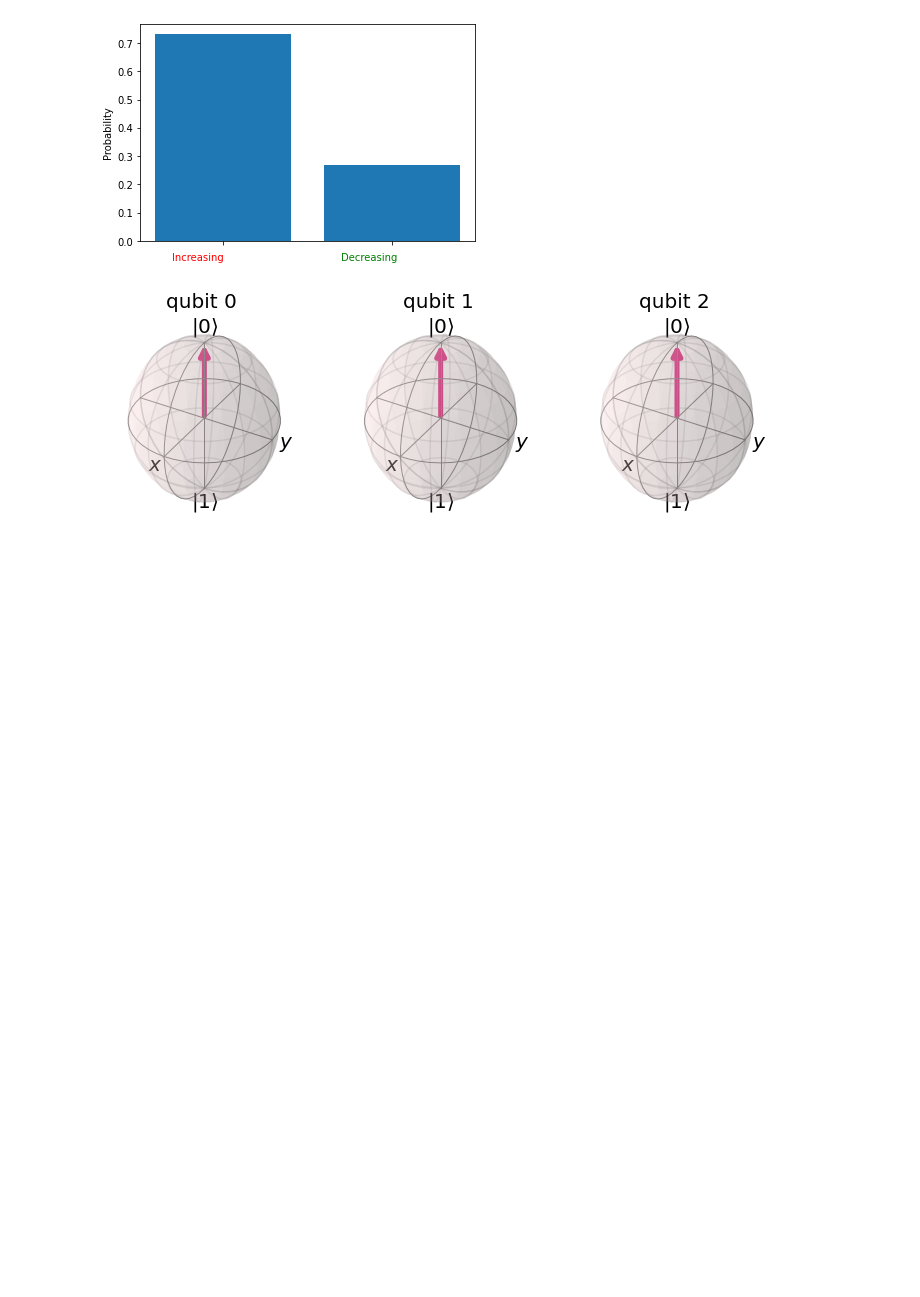
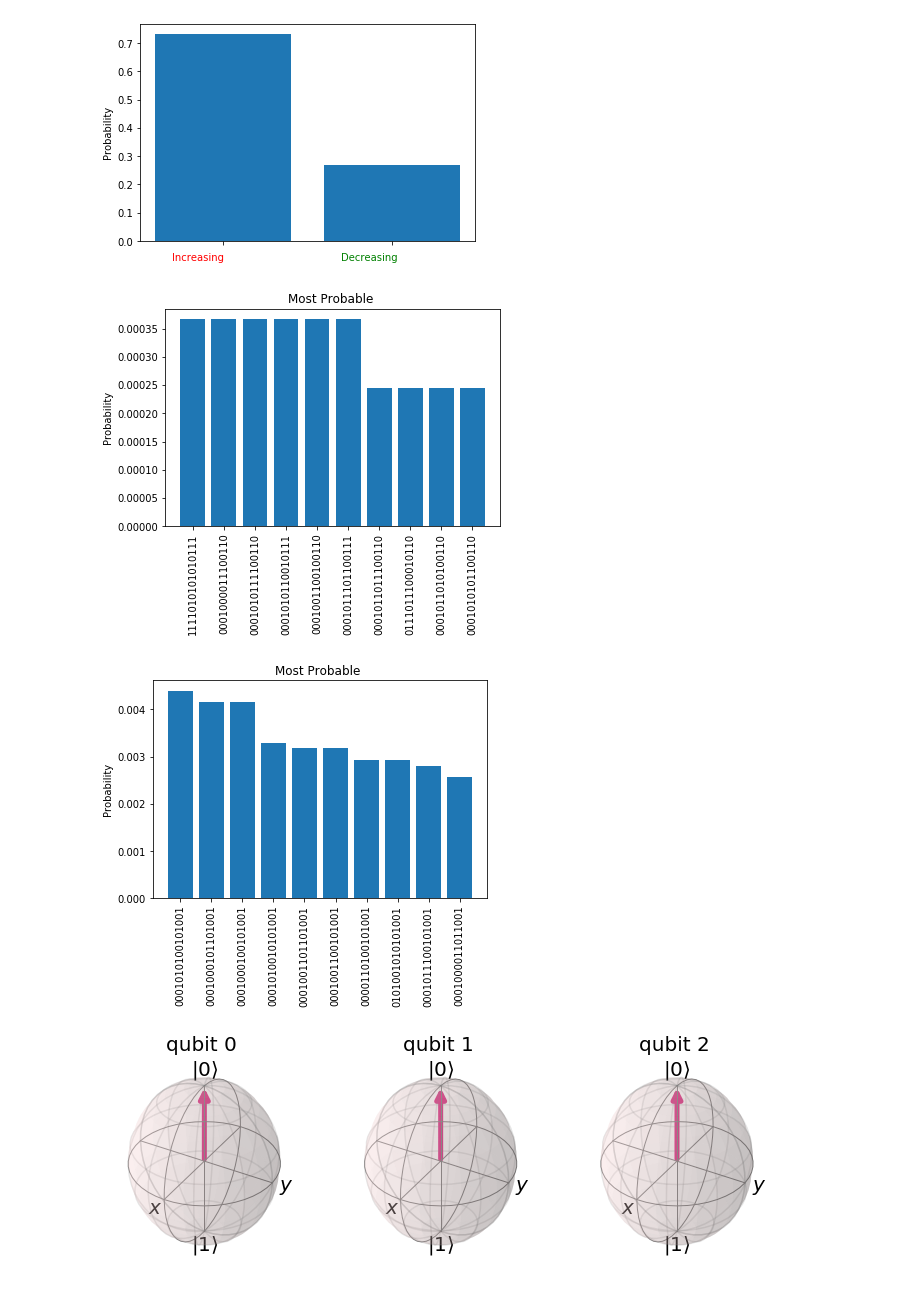
Before and after one commit to Quantum-Ducks/QuBayes, a Jupyter notebook: make_nice_plots.ipynb, the cells around one changed output. Saved outputs shown, nothing was run; the diff lists cells and outputs as text; code cells hidden in the pictures; blank space fills up the shorter version.

Commit message:
Added code to make histograms in final presentation

```diff
--- a/make_nice_plots.ipynb
+++ b/make_nice_plots.ipynb
@@ -63,7 +59,7 @@ def get_marginal_probabilities(state_counts, whichstate=0):
 
     return prob
 
-def make_prob_hist(counts_results, var_labels, top_n_probs='all', whichvar=['all',2,[]]):
+def make_prob_hist(counts_results, var_labels, top_n_probs='all', whichvar=['all',2], probdict={}):
     """
     INPUTS: counts_results: dictionary from circuitgenerator where keys are multi-qubit states and values are counts
             var_labels: IF WHICHVAR[0] = 'all': list of strings of variable names. Order of variable names in var_labels needs to be the same
@@ -72,13 +68,22 @@ def make_prob_hist(counts_results, var_labels, top_n_probs='all', whichvar=['all
             top_n_probs: optional. So that you can make a histogram of n most likely probabilities. Default='all'.
                 Change to integer if you only want top n
             whichvar: list- first entry integer giving index of the variable in a key of counts_results that you want to marginal
-            probabilities for. Default='all' includes all variables and doesn't calculate marginal probabilities.
-            Second entry is the number of states that variable can be in. Default is 2 states.
-            Third entry is a list of the
+                probabilities for. Default='all' includes all variables and doesn't calculate marginal probabilities.
+                Second entry is the number of states that variable can be in. Default is 2 states.
+            probdict: dictionary of probabilities you want a histogram of. keys will be label on x axis and values will
+                be probabilities.
     """
-    counts_results = dict(sorted(counts_results.items(), key=operator.itemgetter(1),reverse=True)) #sorts dictionary by decreasing counts
-    probabilities = np.array([counts_results[k] for k in counts_results]) / sum(counts_results.values())
-    #plt.bar(list(counts_results.keys()), probabilities)
+    if probdict == {}:
+        counts_results = dict(sorted(counts_results.items(), key=operator.itemgetter(1),reverse=True)) #sorts dictionary by decreasing counts
+        probabilities = np.array([counts_results[k] for k in counts_results]) / sum(counts_results.values())
+    else: #this example is to plot most probable ways to get decreasing deaths or cases
+        probabilities = probdict
+        plt.bar(probabilities.keys(), probabilities.values())
+        plt.ylabel('Probability')
+        plt.xticks(rotation=90)
+        plt.title('Most Probable ')
+        plt.show()
+        return
 
     if (top_n_probs == 'all') & (whichvar[0] == 'all'):
         plt.bar(np.arange(len(counts_results)), probabilities)
@@ -142,15 +185,19 @@ def make_prob_hist(counts_results, var_labels, top_n_probs='all', whichvar=['all
 # %%
 """examples"""
 
 var_labels = ['Cases', 'Tests', 'Home']
 
 make_prob_hist(results, var_labels, top_n_probs='all')
 make_prob_hist(results, var_labels, top_n_probs=4)
 make_prob_hist(results_maxtomin, ['Increasing','Decreasing'], top_n_probs='all', whichvar=[0,2])
+make_prob_hist(topprobs_alabio_cases, varlabels, probdict = topprobs_alabio_cases)
+make_prob_hist(topprobs_alabio_deaths, varlabels, probdict = topprobs_alabio_deaths)
 # %% [output]
 [figure]
 [figure]
 [figure]
+[figure, added]
+[figure, added]
 # %%
 """Lesser model before rotation - for presentation"""
 q = QuantumRegister(3)
```
Also changed, not shown: parts of 3 cells of this notebook.
